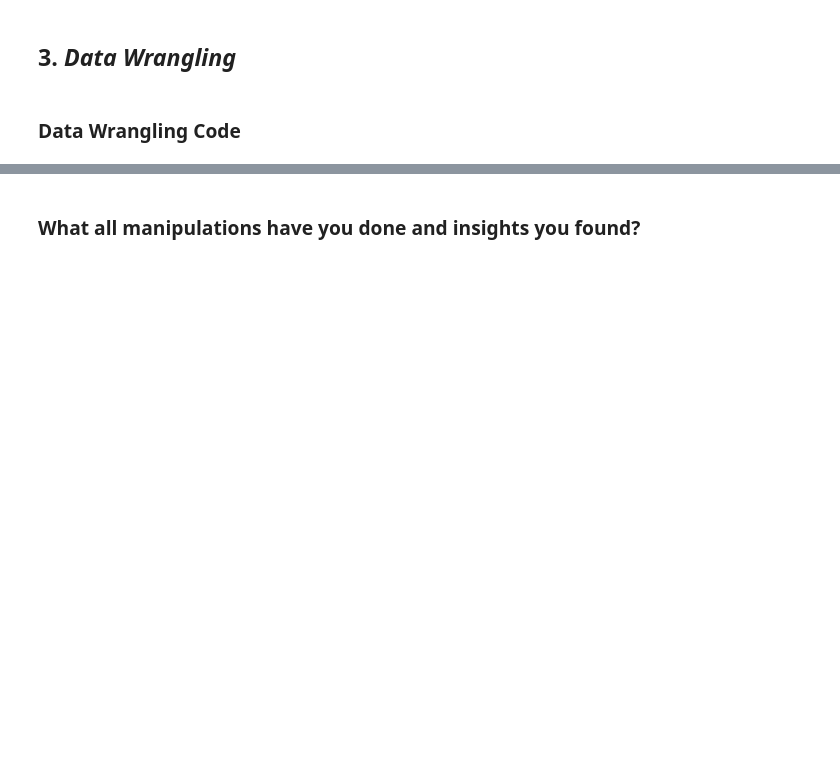
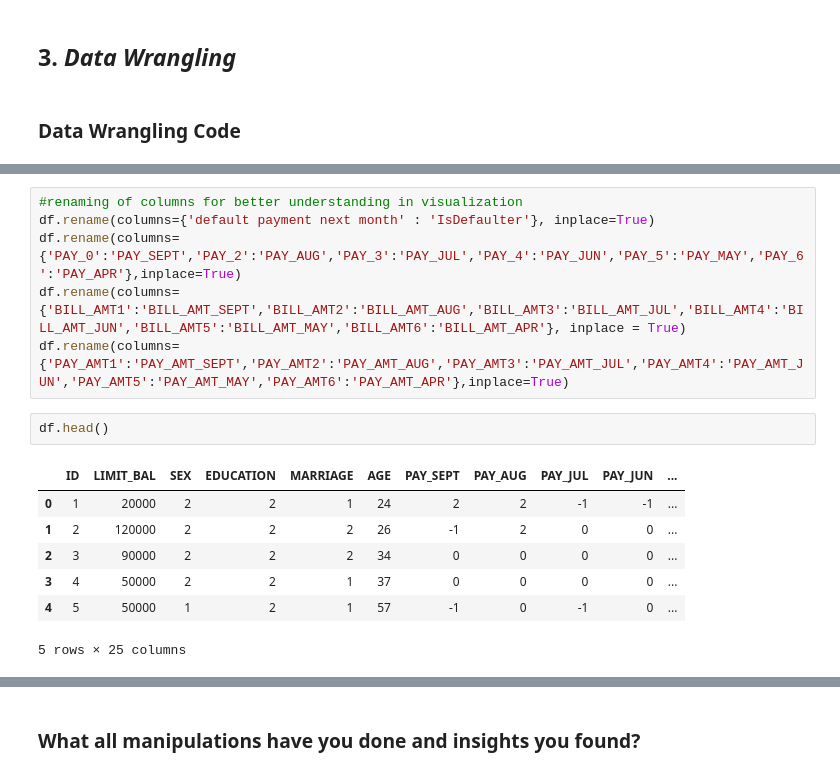
Before and after one commit to subhashsomarouthu/Credit_Card_Default_Prediction, a Jupyter notebook: Credit_Card_Default_Prediction.ipynb, the cells around one changed output, grey strips where cells are left out. Saved outputs shown, nothing was run; the diff lists cells and outputs as text; blank space fills up the shorter version.

```diff
--- a/Credit_Card_Default_Prediction.ipynb
+++ b/Credit_Card_Default_Prediction.ipynb
@@ -215,0 +398,16 @@ Answer Here
+# %%
+#renaming of columns for better understanding in visualization
+df.rename(columns={'default payment next month' : 'IsDefaulter'}, inplace=True)
+df.rename(columns={'PAY_0':'PAY_SEPT','PAY_2':'PAY_AUG','PAY_3':'PAY_JUL','PAY_4':'PAY_JUN','PAY_5':'PAY_MAY','PAY_6':'PAY_APR'},inplace=True)
+df.rename(columns={'BILL_AMT1':'BILL_AMT_SEPT','BILL_AMT2':'BILL_AMT_AUG','BILL_AMT3':'BILL_AMT_JUL','BILL_AMT4':'BILL_AMT_JUN','BILL_AMT5':'BILL_AMT_MAY','BILL_AMT6':'BILL_AMT_APR'}, inplace = True)
+df.rename(columns={'PAY_AMT1':'PAY_AMT_SEPT','PAY_AMT2':'PAY_AMT_AUG','PAY_AMT3':'PAY_AMT_JUL','PAY_AMT4':'PAY_AMT_JUN','PAY_AMT5':'PAY_AMT_MAY','PAY_AMT6':'PAY_AMT_APR'},inplace=True)
+# %%
+df.head()
+# %% [output]
+|  | ID | LIMIT_BAL | SEX | EDUCATION | MARRIAGE | AGE | PAY_SEPT | PAY_AUG | PAY_JUL | PAY_JUN | ... |
+| 0 | 1 | 20000 | 2 | 2 | 1 | 24 | 2 | 2 | -1 | -1 | ... |
+| 1 | 2 | 120000 | 2 | 2 | 2 | 26 | -1 | 2 | 0 | 0 | ... |
+| 2 | 3 | 90000 | 2 | 2 | 2 | 34 | 0 | 0 | 0 | 0 | ... |
+| 3 | 4 | 50000 | 2 | 2 | 1 | 37 | 0 | 0 | 0 | 0 | ... |
+| 4 | 5 | 50000 | 1 | 2 | 1 | 57 | -1 | 0 | -1 | 0 | ... |
+5 rows × 25 columns
```
Also changed, not shown: parts of 21 cells of this notebook.
